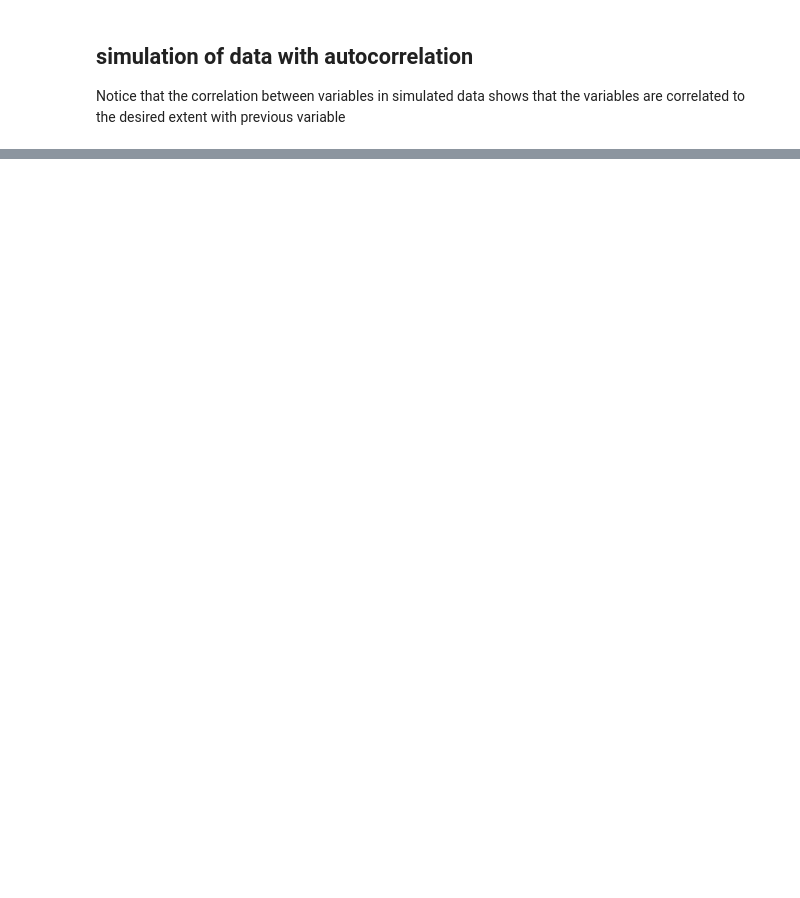
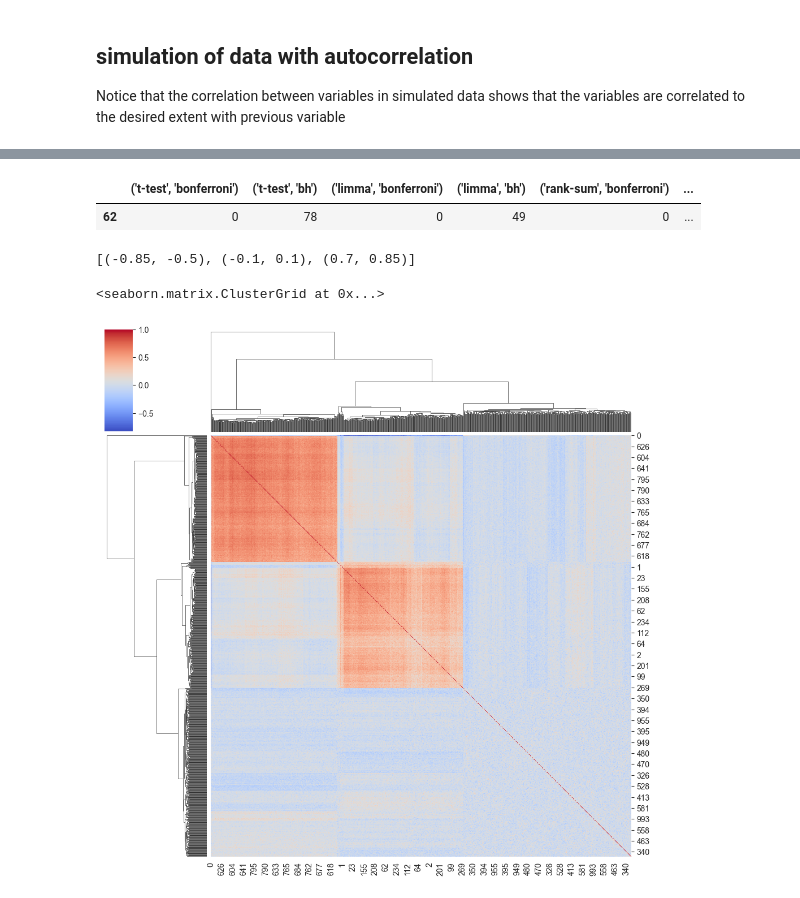
Before and after one commit to uio-bmi/fdr_under_dependencies, a Jupyter notebook: scripts/sanity_checking_simulations.ipynb, the cells around one changed output, grey strips where cells are left out. Cells and saved outputs as stored; diff of their text form; code cells hidden in the pictures; blank space fills up the shorter version.

```diff
--- a/scripts/sanity_checking_simulations.ipynb
+++ b/scripts/sanity_checking_simulations.ipynb
@@ -52,0 +241,29 @@ print(real_intervals)
+# %%
+non_zero_res = res_df[res_df.any(axis=1)]
+non_zero_res
+# %% [output]
+|  | ('t-test', 'bonferroni') | ('t-test', 'bh') | ('limma', 'bonferroni') | ('limma', 'bh') | ('rank-sum', 'bonferroni') | ... |
+| 62 | 0 | 78 | 0 | 49 | 0 | ... |
+# %%
+realworld_data = load_eg_realworld_data()
+n_observations = 200 # number of examples
+n_sites = 1000
+dependencies = True
+possible_test_types = ['t-test', 'limma', 'rank-sum']
+possible_correction_types = ["bonferroni", "bh"]
+corr_coef_distribution = [(-0.85, -0.50), (-0.1, 0.1), (0.70, 0.85)]
+bin_size=300
+sim_data = simulate_methyl_data(realworld_data=realworld_data, n_sites=n_sites, n_observations=n_observations,
+                                dependencies=dependencies, corr_coef_distribution=corr_coef_distribution, bin_size=bin_size)
+corr_sim_data = determine_correlation_matrix(sim_data)
+# print(corr_sim_data)
+# %% [output]
+[(-0.85, -0.5), (-0.1, 0.1), (0.7, 0.85)]
+# %%
+# import plotly.express as px
+# fig = px.imshow(corr_sim_data)
+# fig.show()
+sns.clustermap(corr_sim_data, cmap='coolwarm', figsize=(10, 10))
+# %% [output]
+<seaborn.matrix.ClusterGrid at 0x...>
+[figure, added]
```
Also changed, not shown: parts of 20 cells of this notebook, 5 other files.
